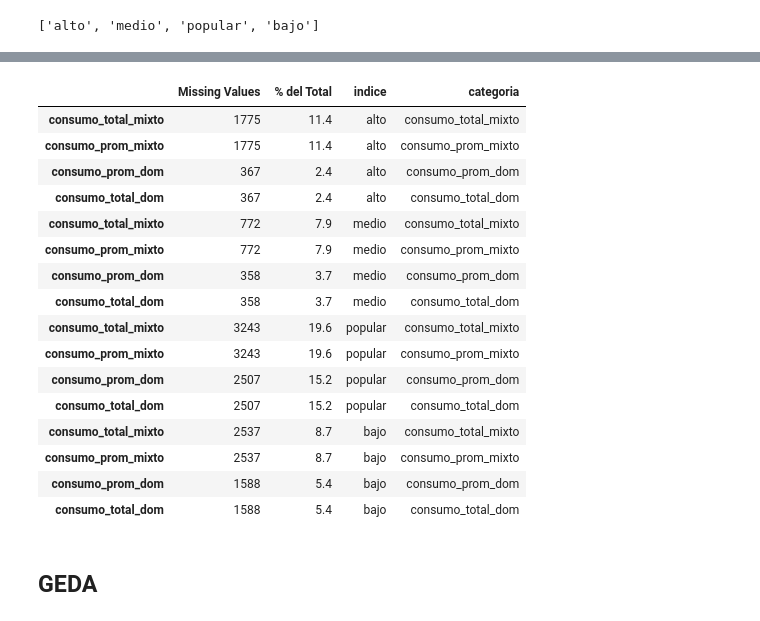
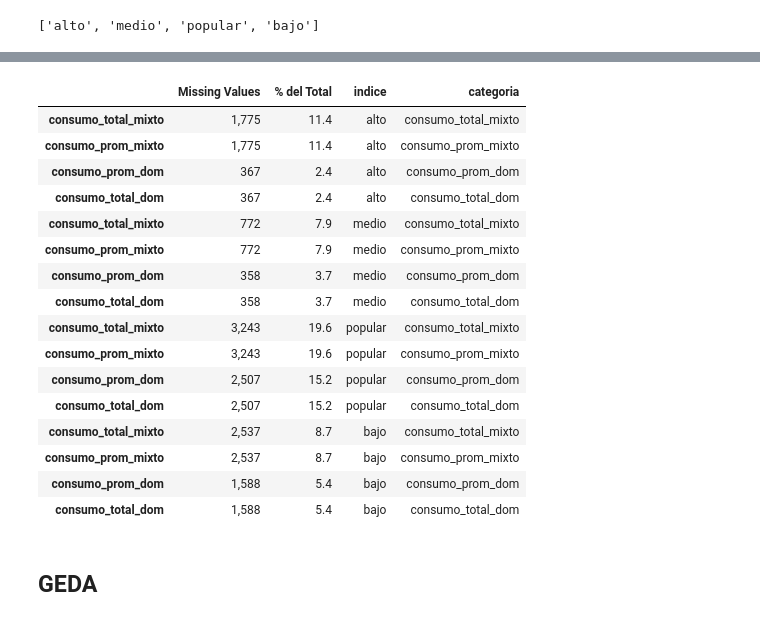
Before and after one commit to rafaelortegar/ids_t2_equipo, a Jupyter notebook: notebooks/Laboratorio_limpio-Copy1.ipynb, the cells around one changed output, grey strips where cells are left out. Drawn from its saved outputs; the diff is of its cells as text; code cells hidden in the pictures.

```diff
--- a/notebooks/Laboratorio_limpio-Copy1.ipynb
+++ b/notebooks/Laboratorio_limpio-Copy1.ipynb
@@ -681,27 +681,28 @@ eda_eq.CreaTablaConteoPorcentaje(agua,'indice_des',True)
 # %%
 tabla_todos_NA = tabla_alto.append(tabla_medio)
 tabla_todos_NA = tabla_todos_NA.append(tabla_popular)
 tabla_todos_NA = tabla_todos_NA.append(tabla_bajo)
 tabla_todos_NA['categoria']= tabla_todos_NA.index
+tabla_todos_NA['Missing Values'] = tabla_todos_NA['Missing Values'].map('{:,}'.format)
 tabla_todos_NA
 # %% [output]
 |  | Missing Values | % del Total | indice | categoria |
-| consumo_total_mixto | 1775 | 11.4 | alto | consumo_total_mixto |
-| consumo_prom_mixto | 1775 | 11.4 | alto | consumo_prom_mixto |
+| consumo_total_mixto | 1,775 | 11.4 | alto | consumo_total_mixto |
+| consumo_prom_mixto | 1,775 | 11.4 | alto | consumo_prom_mixto |
 | consumo_prom_dom | 367 | 2.4 | alto | consumo_prom_dom |
 | consumo_total_dom | 367 | 2.4 | alto | consumo_total_dom |
 | consumo_total_mixto | 772 | 7.9 | medio | consumo_total_mixto |
 | consumo_prom_mixto | 772 | 7.9 | medio | consumo_prom_mixto |
 | consumo_prom_dom | 358 | 3.7 | medio | consumo_prom_dom |
 | consumo_total_dom | 358 | 3.7 | medio | consumo_total_dom |
-| consumo_total_mixto | 3243 | 19.6 | popular | consumo_total_mixto |
-| consumo_prom_mixto | 3243 | 19.6 | popular | consumo_prom_mixto |
-| consumo_prom_dom | 2507 | 15.2 | popular | consumo_prom_dom |
-| consumo_total_dom | 2507 | 15.2 | popular | consumo_total_dom |
-| consumo_total_mixto | 2537 | 8.7 | bajo | consumo_total_mixto |
-| consumo_prom_mixto | 2537 | 8.7 | bajo | consumo_prom_mixto |
-| consumo_prom_dom | 1588 | 5.4 | bajo | consumo_prom_dom |
-| consumo_total_dom | 1588 | 5.4 | bajo | consumo_total_dom |
+| consumo_total_mixto | 3,243 | 19.6 | popular | consumo_total_mixto |
+| consumo_prom_mixto | 3,243 | 19.6 | popular | consumo_prom_mixto |
+| consumo_prom_dom | 2,507 | 15.2 | popular | consumo_prom_dom |
+| consumo_total_dom | 2,507 | 15.2 | popular | consumo_total_dom |
+| consumo_total_mixto | 2,537 | 8.7 | bajo | consumo_total_mixto |
+| consumo_prom_mixto | 2,537 | 8.7 | bajo | consumo_prom_mixto |
+| consumo_prom_dom | 1,588 | 5.4 | bajo | consumo_prom_dom |
+| consumo_total_dom | 1,588 | 5.4 | bajo | consumo_total_dom |
 # %% [markdown]
 ## GEDA
 # %%
```
Also changed, not shown: parts of 93 cells of this notebook, 1 other file.
